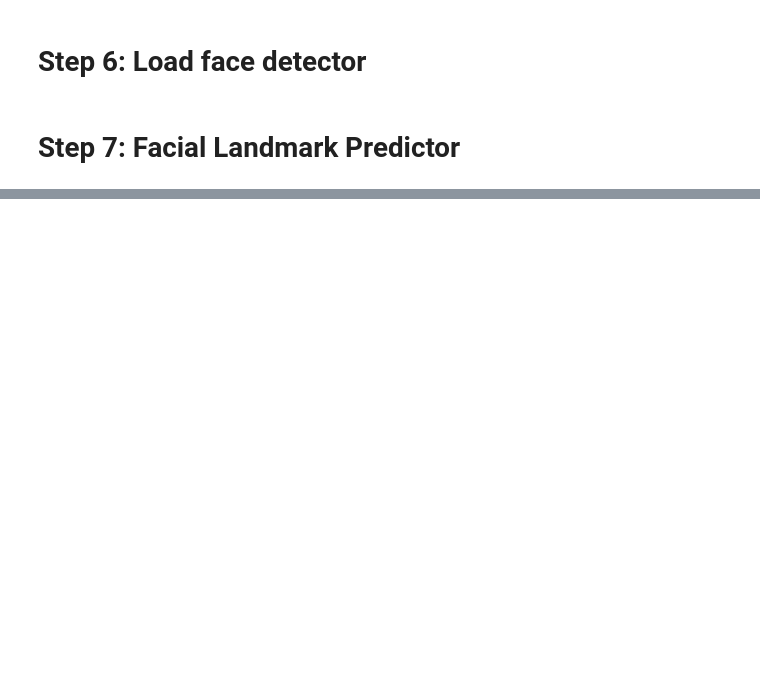
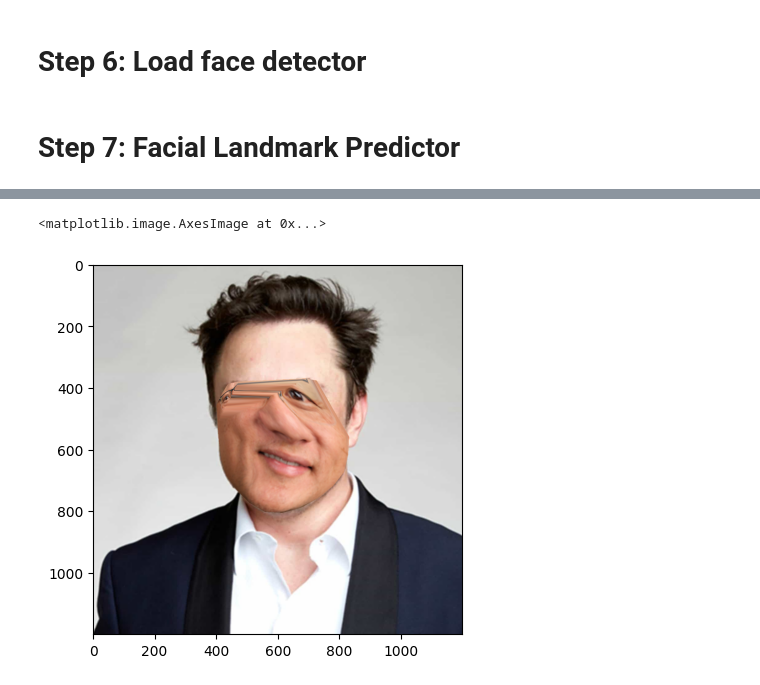
Before and after one commit to AsadiAhmad/Face-Swap, a Jupyter notebook: Code/Face_Swap.ipynb, the cells around one changed output, grey strips where cells are left out. Saved outputs shown, nothing was run; the diff lists cells and outputs as text; code cells hidden in the pictures; blank space fills up the shorter version.

```diff
--- a/Code/Face_Swap.ipynb
+++ b/Code/Face_Swap.ipynb
@@ -121,0 +181,6 @@ plt.imshow(elon_musk_facial_landmark[...,::-1])
+# %%
+jensen_huang_rect = (0, 0, jensen_huang.shape[1], jensen_huang.shape[0])
+elon_musk_rect = (0, 0, elon_musk.shape[1], elon_musk.shape[0])
+
+delaunay_triangles_jensen_huang = get_delaunay_triangles(jensen_huang_rect, hull_points_jensen_huang)
+delaunay_triangles_elon_musk = get_delaunay_triangles(elon_musk_rect, hull_points_elon_musk)
@@ -122 +189,23 @@ plt.imshow(elon_musk_facial_landmark[...,::-1])
+# %%
+def warp_triangle(img1, img2, t1, t2):
+    r1 = cv.boundingRect(np.float32([t1]))
+    r2 = cv.boundingRect(np.float32([t2]))
+
+    t1_rect = []
+    t2_rect = []
+
+    for i in range(3):
+        t1_rect.append(((t1[i][0] - r1[0]), (t1[i][1] - r1[1])))
+        t2_rect.append(((t2[i][0] - r2[0]), (t2[i][1] - r2[1])))
+
+    mask = np.zeros((r2[3], r2[2], 3), dtype=np.uint8)
+    cv.fillConvexPoly(mask, np.int32(t2_rect), (1, 1, 1), 16, 0)
+
+    img1_crop = img1[r1[1]:r1[1]+r1[3], r1[0]:r1[0]+r1[2]]
+    img1_crop = np.float32(img1_crop)
+
+    mat = cv.getAffineTransform(np.float32(t1_rect), np.float32(t2_rect))
+    warped = cv.warpAffine(img1_crop, mat, (r2[2], r2[3]), flags=cv.INTER_LINEAR, borderMode=cv.BORDER_REFLECT_101)
+    warped *= mask
+    img2[r2[1]:r2[1]+r2[3], r2[0]:r2[0]+r2[2]] = img2[r2[1]:r2[1]+r2[3], r2[0]:r2[0]+r2[2]] * (1 - mask) + warped
 # %% [markdown]
@@ -125,0 +213,20 @@ plt.imshow(elon_musk_facial_landmark[...,::-1])
+# %%
+def align_faces(face_image, background_image, delaunay_triangles_background, hull_points_face, hull_points_background):
+    warped_image = np.copy(background_image)
+
+    for tri in delaunay_triangles_background:
+        if max(tri) >= len(hull_points_face) or max(tri) >= len(hull_points_background):
+            continue
+        t1 = [hull_points_face[i] for i in tri]
+        t2 = [hull_points_background[i] for i in tri]
+        warp_triangle(face_image, warped_image, t1, t2)
+
+    return warped_image
+# %%
+swap1 = align_faces(jensen_huang, elon_musk, delaunay_triangles_elon_musk, hull_points_jensen_huang, hull_points_elon_musk)
+swap2 = align_faces(elon_musk, jensen_huang, delaunay_triangles_jensen_huang, hull_points_elon_musk, hull_points_jensen_huang)
+# %%
+plt.imshow(swap1[...,::-1])
+# %% [output]
+<matplotlib.image.AxesImage at 0x...>
+[figure, added]
```
Also changed, not shown: parts of 25 cells of this notebook.
